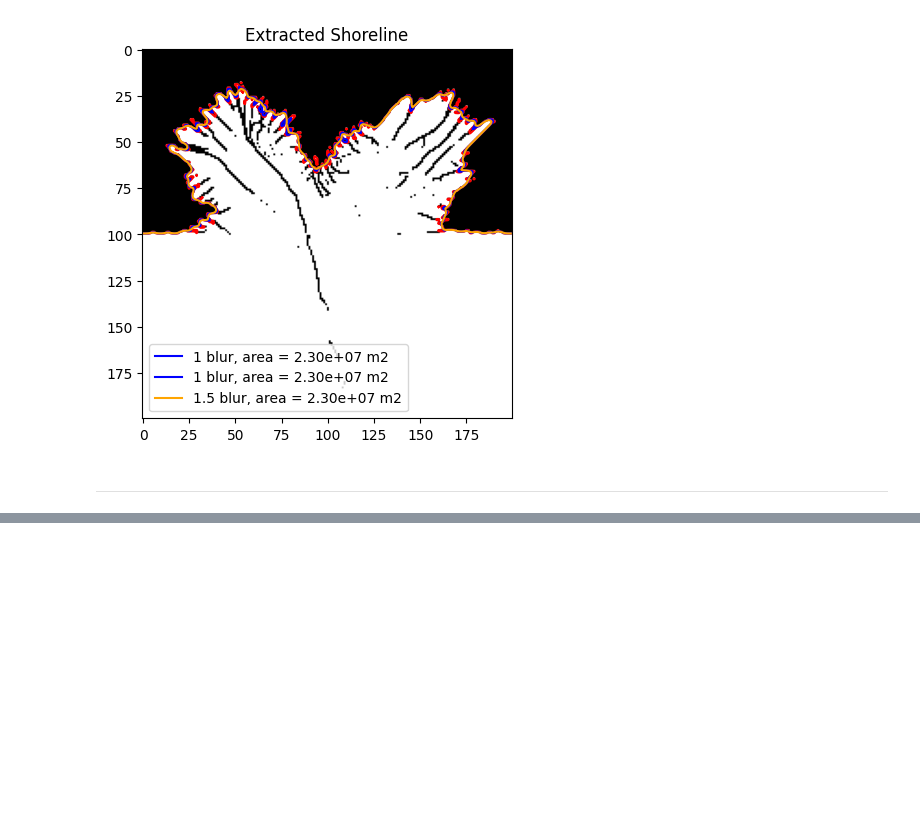
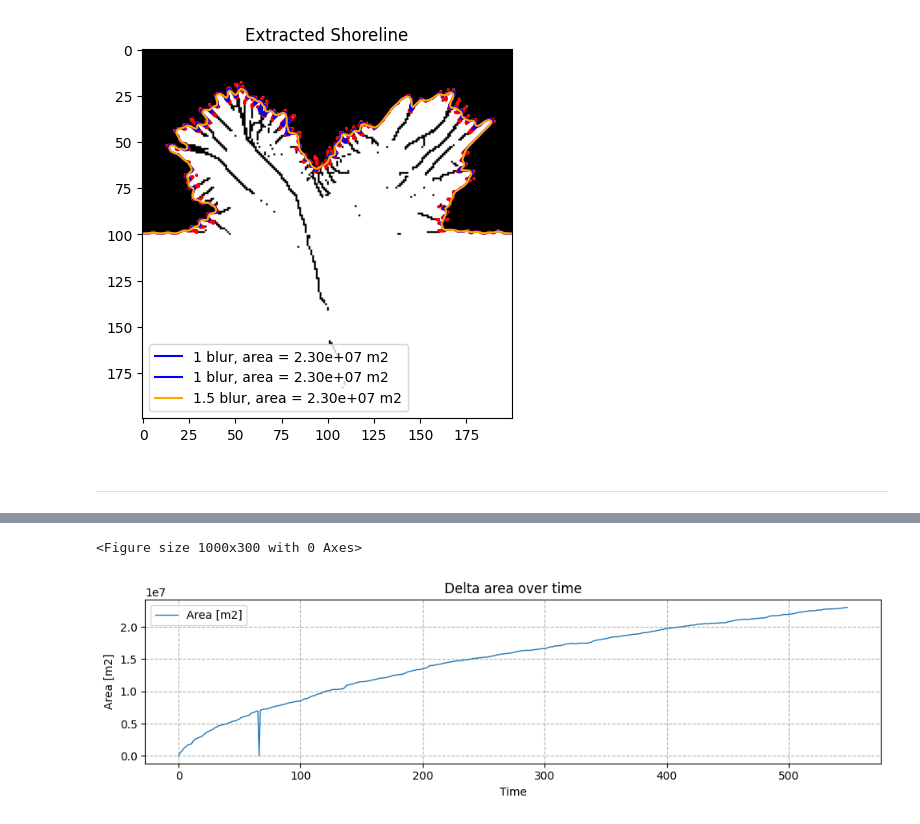
Before and after one commit to Camu-git/MSc-thesis, a Jupyter notebook: Size_Delta.ipynb, the cells around one changed output, grey strips where cells are left out. Drawn from its saved outputs; the diff is of its cells as text; code cells hidden in the pictures; blank space fills up the shorter version.

Commit message:
update delta size
Include growth rate

```diff
--- a/Size_Delta.ipynb
+++ b/Size_Delta.ipynb
@@ -245,4 +239,27 @@ plt.show()
 ___
 # %%
 # work flow for area calc:
-# Just make a function for when you know it.
+pixel_size = 50 # m
+theta_c = 45
+blur = 1.5
+
+# load data
+dataset = xr.open_dataset(nc_file)
+xc = dataset["XCOR"].values[1:-1, 1:-1]
+yc = dataset["YCOR"].values[1:-1, 1:-1]
+depth = dataset["DPS"][:, 1:-1, 1:-1] * -1  # Flip sign for elevation
+
+print(depth.shape)
+t2_area = []
+for t in range(depth.shape[0]):
+    if t % 10 == 0:
+        print(f"Processing timestep {t}/{depth.shape[0]}")
+    depth_at_t = depth_inner[t, :, :]
+
+    raster = np.where(depth_at_t >= 0, 1, 0)
+    lwi_mask = get_land_water_interface(raster)
+    theta_map = compute_opening_angle_map(raster, lwi_mask, p=3)
+    contours = extract_shoreline(theta_map, theta_c=theta_c, blur_sigma=blur)
+    area = calculate_contour_area(contours[0]) * pixel_size**2
+
+    t2_area.append(area)
@@ -248,0 +284,17 @@ ___
+# %%
+# started at 1217
+plt.figure(figsize=(10, 3))  # Set the figure size
+# plt.plot(t_area, linewidth=1, label=f'Area [m2]')  # Main line plot
+plt.plot(t2_area, linewidth=1, label=f'Area [m2]')  # Main line plot
+
+
+plt.title('Delta area over time')
+plt.xlabel('Time')
+plt.ylabel('Area [m2]')
+plt.grid(linestyle='--')
+plt.legend()
+plt.tight_layout()
+plt.show();
+# %% [output]
+<Figure size 1000x300 with 0 Axes>
+[figure, added]
```
Also changed, not shown: parts of 6 cells of this notebook.
